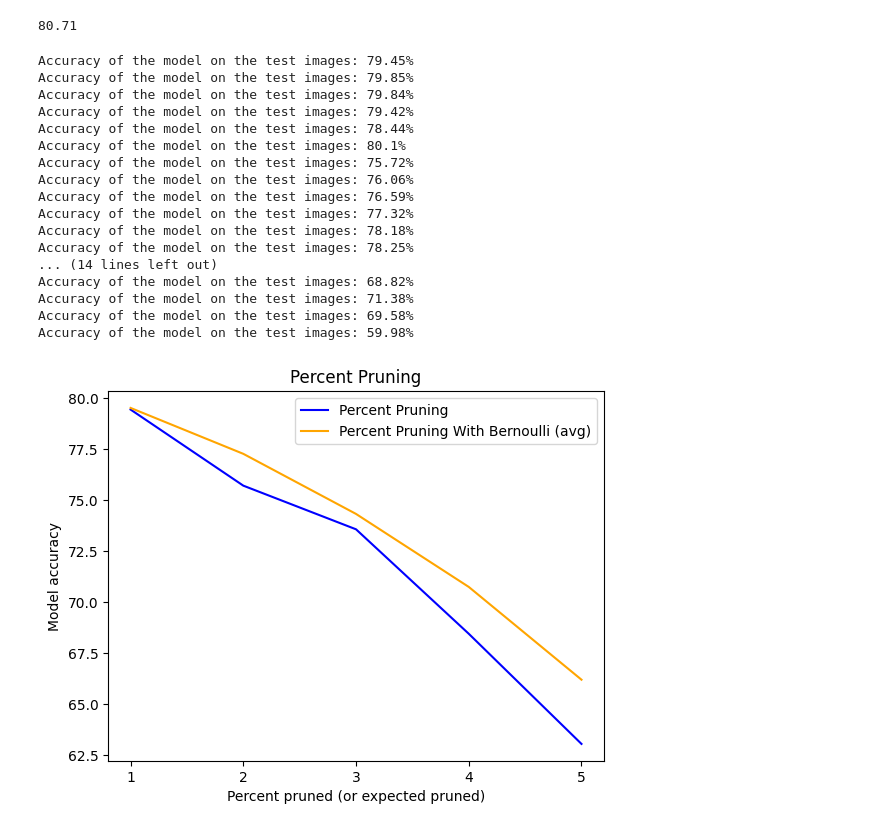
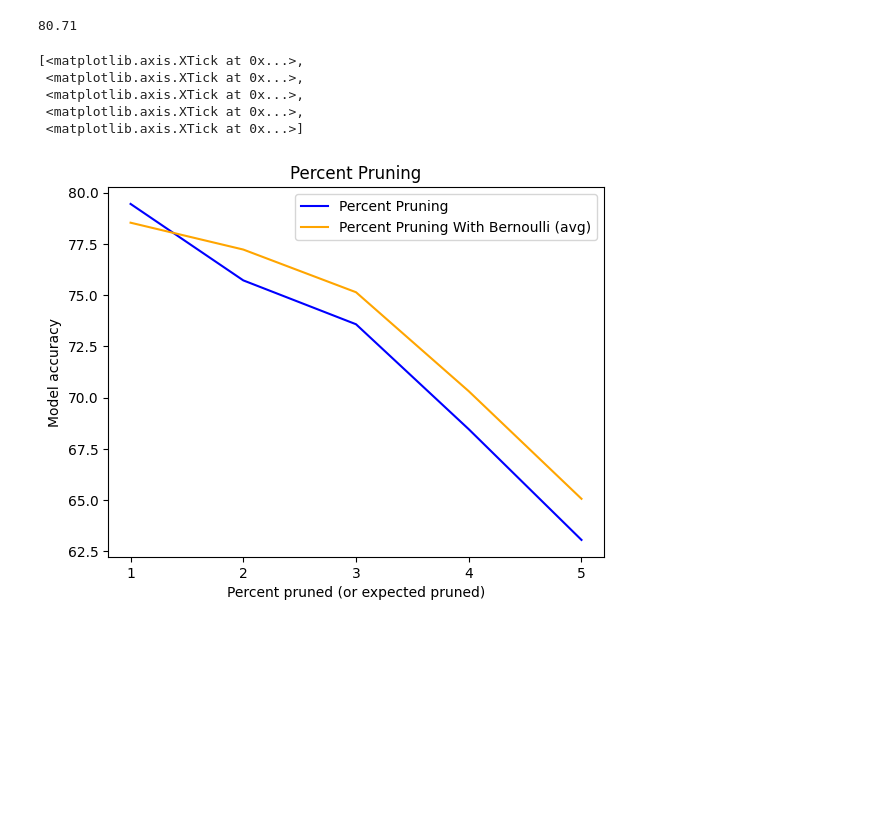
Before and after one commit to jtschuler/probabilistic-pruning, a Jupyter notebook: working_trained.ipynb, the cells around one changed output. Cells and saved outputs as stored; diff of their text form; code cells hidden in the pictures; blank space fills up the shorter version.

```diff
--- a/working_trained.ipynb
+++ b/working_trained.ipynb
@@ -163,59 +149,43 @@ Accuracy of the model on the test images: 80.71%
 # %%
 %load_ext autoreload
 %autoreload now
 import copy
 import pruning_funcs
 import numpy as np
+import matplotlib.pyplot as plt
 
 percent_prune = []
 percent_prune_with_bernoulli = []
 
-for percent in range(1,6):
+percents = np.arange(1,6,1)
+
+for percent in percents:
     pruned_model = copy.deepcopy(model)
     pruning_funcs.percent_prune(pruned_model, device, percent=percent)
-    percent_prune.append(evaluate_model(pruned_model, testloader))
+    percent_prune.append(evaluate_model(pruned_model, testloader, suppress_output=True))
 
     ppwb_runs = []
     for i in range(5):
         pruned_model_2 = copy.deepcopy(model)
         pruning_funcs.percent_prune_with_bernoulli(pruned_model_2, device, percent=(2*percent), p_success=0.5)
-        ppwb_runs.append(evaluate_model(pruned_model_2, testloader))
+        ppwb_runs.append(evaluate_model(pruned_model_2, testloader, suppress_output=True))
 
     percent_prune_with_bernoulli.append(np.mean(ppwb_runs))
+
+fig, ax = plt.subplots()
+ax.set_title("Percent Pruning")
+line1, = ax.plot(percents, percent_prune, color='blue')
+line2, = ax.plot(percents, percent_prune_with_bernoulli, color='orange')
+line1.set_label("Percent Pruning")
+line2.set_label("Percent Pruning With Bernoulli (avg)")
+ax.legend()
+ax.set_xlabel("Percent pruned (or expected pruned)")
+ax.set_ylabel("Model accuracy")
+ax.set_xticks(percents)
 # %% [output]
-Accuracy of the model on the test images: 79.45%
-Accuracy of the model on the test images: 79.85%
-Accuracy of the model on the test images: 79.84%
-Accuracy of the model on the test images: 79.42%
-Accuracy of the model on the test images: 78.44%
-Accuracy of the model on the test images: 80.1%
-Accuracy of the model on the test images: 75.72%
-Accuracy of the model on the test images: 76.06%
-Accuracy of the model on the test images: 76.59%
-Accuracy of the model on the test images: 77.32%
-Accuracy of the model on the test images: 78.18%
-Accuracy of the model on the test images: 78.25%
-... (14 lines left out)
-Accuracy of the model on the test images: 68.82%
-Accuracy of the model on the test images: 71.38%
-Accuracy of the model on the test images: 69.58%
-Accuracy of the model on the test images: 59.98%
+[<matplotlib.axis.XTick at 0x...>,
+ <matplotlib.axis.XTick at 0x...>,
+ <matplotlib.axis.XTick at 0x...>,
+ <matplotlib.axis.XTick at 0x...>,
+ <matplotlib.axis.XTick at 0x...>]
+[figure, added]
-# %%
-import matplotlib.pyplot as plt
-import numpy as np
-
-percents = np.arange(1,6,1)
-
-fig, ax = plt.subplots()
-ax.set_title("Percent Pruning")
-line1, = ax.plot(percents, percent_prune, color='blue')
-line2, = ax.plot(percents, percent_prune_with_bernoulli, color='orange')
-line1.set_label("Percent Pruning")
-line2.set_label("Percent Pruning With Bernoulli (avg)")
-ax.legend()
-ax.set_xlabel("Percent pruned (or expected pruned)")
-ax.set_ylabel("Model accuracy")
-ax.set_xticks(percents)
-fig.show()
-# %% [output]
-[figure, removed]
```
Also changed, not shown: parts of 6 cells of this notebook, 1 other file.
